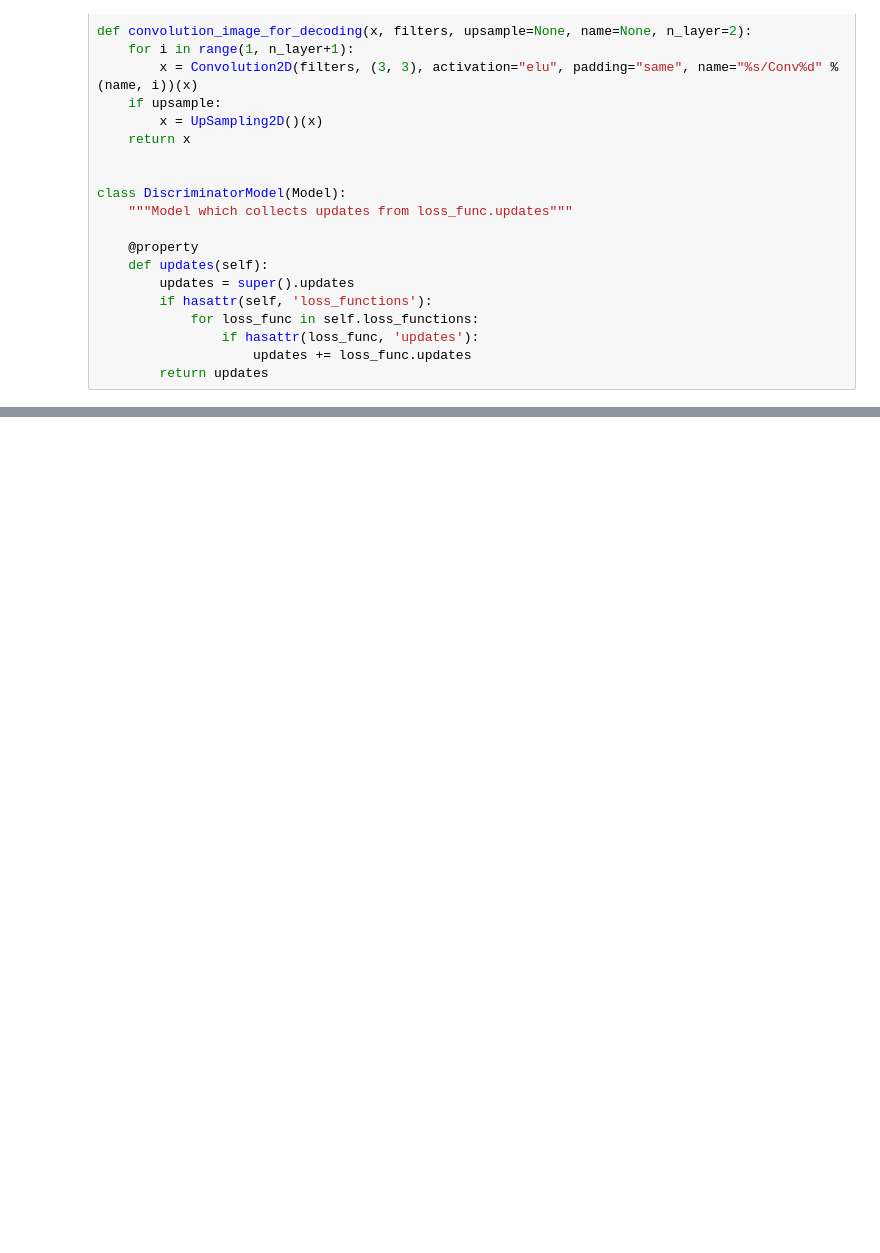
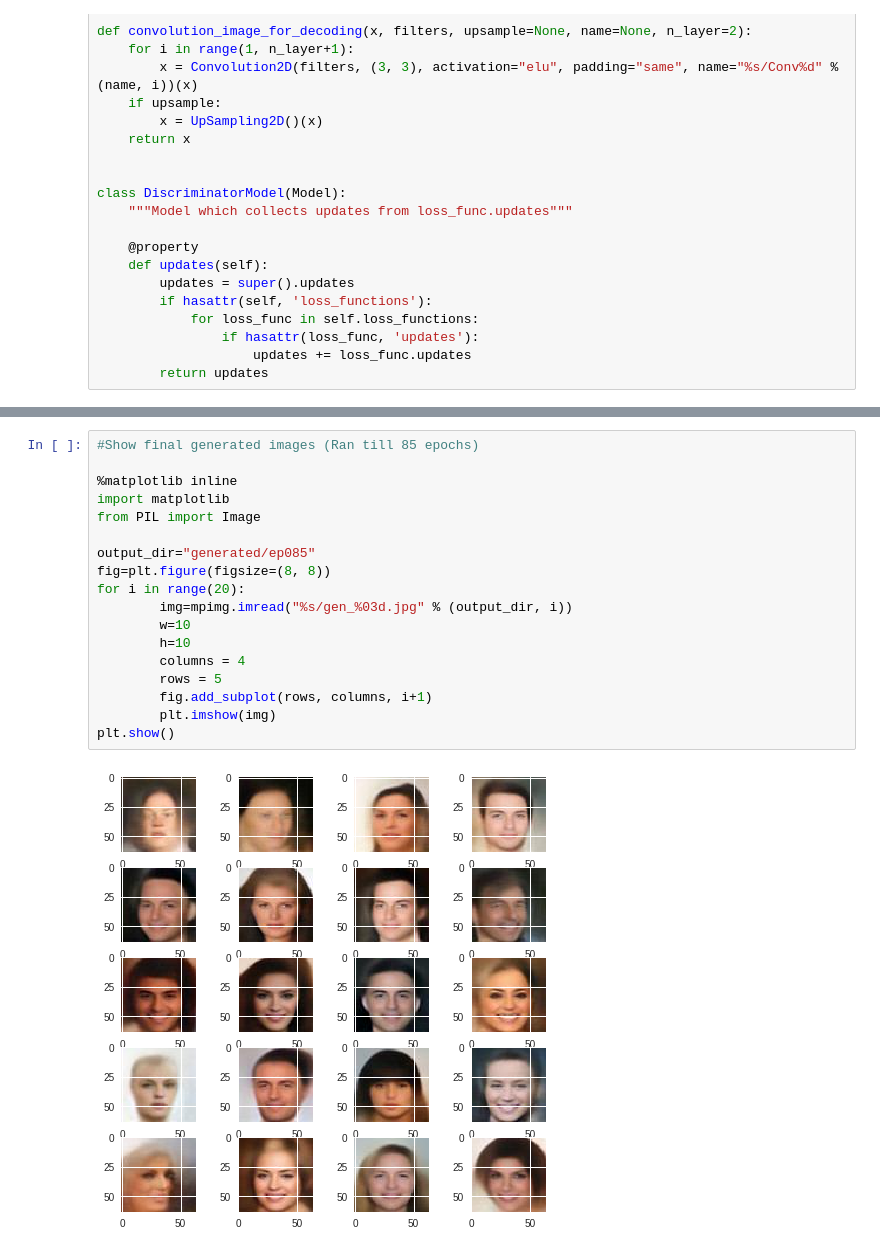
Before and after one commit to siddharthalodha/BEGAN_KERAS, a Jupyter notebook: BEGAN_v1.ipynb, the cells around one changed output, grey strips where cells are left out. Cells and saved outputs as stored; diff of their text form; blank space fills up the shorter version.

```diff
--- a/BEGAN_v1.ipynb
+++ b/BEGAN_v1.ipynb
@@ -405,0 +444,20 @@ loading model weight: /content/clouderizer/fast.ai/fastai/keras_BEGAN/src/began/
+# %%
+#Show final generated images (Ran till 85 epochs)
+
+%matplotlib inline
+import matplotlib
+from PIL import Image
+
+output_dir="generated/ep085"
+fig=plt.figure(figsize=(8, 8))
+for i in range(20):
+        img=mpimg.imread("%s/gen_%03d.jpg" % (output_dir, i))
+        w=10
+        h=10
+        columns = 4
+        rows = 5
+        fig.add_subplot(rows, columns, i+1)
+        plt.imshow(img)
+plt.show()
+# %% [output]
+[figure, added]
```
Also changed, not shown: parts of 9 cells of this notebook.
